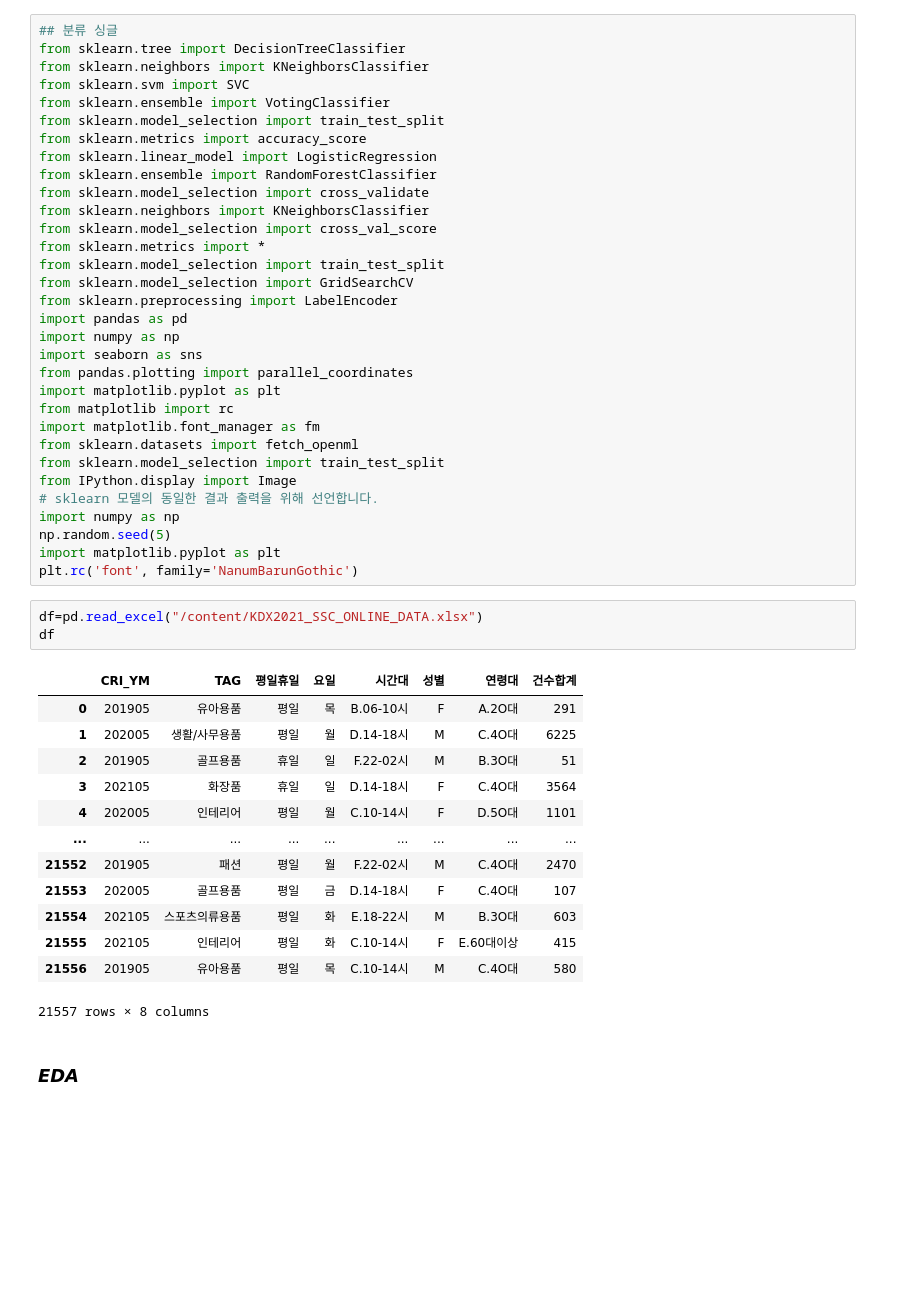
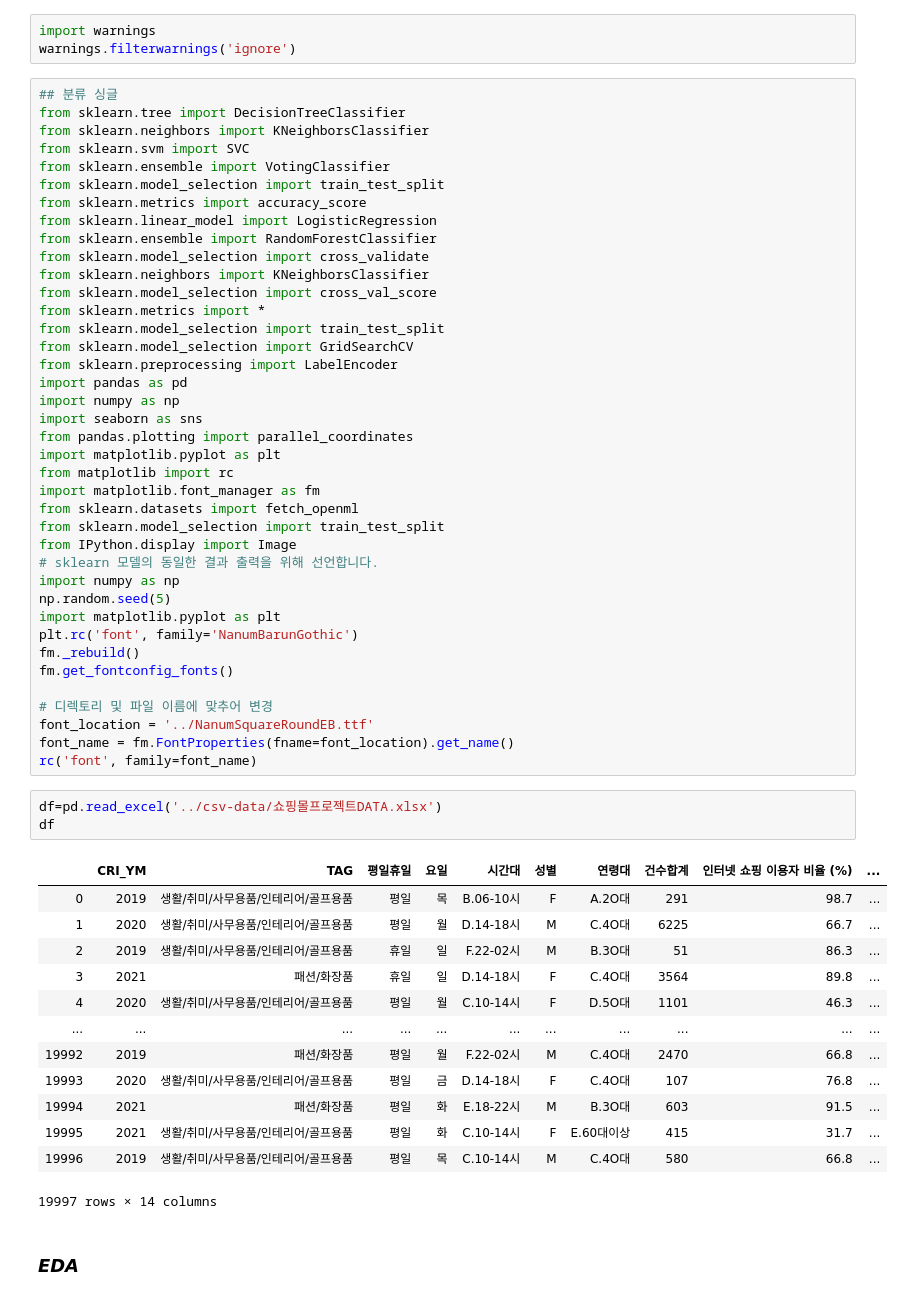
Before and after one commit to Yusubin/jupyter, a Jupyter notebook: data08/Untitled4.ipynb, the cells around one changed output. Saved outputs shown, nothing was run; the diff lists cells and outputs as text; blank space fills up the shorter version.

```diff
--- a/data08/Untitled4.ipynb
+++ b/data08/Untitled4.ipynb
@@ -23,3 +12,6 @@ fc-cache: succeeded
+# %%
+import warnings
+warnings.filterwarnings('ignore')
 # %%
 ## 분류 싱글
 from sklearn.tree import DecisionTreeClassifier
@@ -52,22 +44,29 @@ import numpy as np
 np.random.seed(5)
 import matplotlib.pyplot as plt
 plt.rc('font', family='NanumBarunGothic')
+fm._rebuild()
+fm.get_fontconfig_fonts()
+
+# 디렉토리 및 파일 이름에 맞추어 변경
+font_location = '../NanumSquareRoundEB.ttf'
+font_name = fm.FontProperties(fname=font_location).get_name()
+rc('font', family=font_name)
 # %%
-df=pd.read_excel("/content/KDX2021_SSC_ONLINE_DATA.xlsx")
+df=pd.read_excel('../csv-data/쇼핑몰프로젝트DATA.xlsx')
 df
 # %% [output]
-|  | CRI_YM | TAG | 평일휴일 | 요일 | 시간대 | 성별 | 연령대 | 건수합계 |
-| 0 | 201905 | 유아용품 | 평일 | 목 | B.06-10시 | F | A.2O대 | 291 |
-| 1 | 202005 | 생활/사무용품 | 평일 | 월 | D.14-18시 | M | C.4O대 | 6225 |
-| 2 | 201905 | 골프용품 | 휴일 | 일 | F.22-02시 | M | B.3O대 | 51 |
-| 3 | 202105 | 화장품 | 휴일 | 일 | D.14-18시 | F | C.4O대 | 3564 |
-| 4 | 202005 | 인테리어 | 평일 | 월 | C.10-14시 | F | D.5O대 | 1101 |
-| ... | ... | ... | ... | ... | ... | ... | ... | ... |
-| 21552 | 201905 | 패션 | 평일 | 월 | F.22-02시 | M | C.4O대 | 2470 |
-| 21553 | 202005 | 골프용품 | 평일 | 금 | D.14-18시 | F | C.4O대 | 107 |
-| 21554 | 202105 | 스포츠의류용품 | 평일 | 화 | E.18-22시 | M | B.3O대 | 603 |
-| 21555 | 202105 | 인테리어 | 평일 | 화 | C.10-14시 | F | E.60대이상 | 415 |
-| 21556 | 201905 | 유아용품 | 평일 | 목 | C.10-14시 | M | C.4O대 | 580 |
+|  | CRI_YM | TAG | 평일휴일 | 요일 | 시간대 | 성별 | 연령대 | 건수합계 | 인터넷 쇼핑 이용자 비율 (%) | ... |
+| 0 | 2019 | 생활/취미/사무용품/인테리어/골프용품 | 평일 | 목 | B.06-10시 | F | A.2O대 | 291 | 98.7 | ... |
+| 1 | 2020 | 생활/취미/사무용품/인테리어/골프용품 | 평일 | 월 | D.14-18시 | M | C.4O대 | 6225 | 66.7 | ... |
+| 2 | 2019 | 생활/취미/사무용품/인테리어/골프용품 | 휴일 | 일 | F.22-02시 | M | B.3O대 | 51 | 86.3 | ... |
+| 3 | 2021 | 패션/화장품 | 휴일 | 일 | D.14-18시 | F | C.4O대 | 3564 | 89.8 | ... |
+| 4 | 2020 | 생활/취미/사무용품/인테리어/골프용품 | 평일 | 월 | C.10-14시 | F | D.5O대 | 1101 | 46.3 | ... |
+| ... | ... | ... | ... | ... | ... | ... | ... | ... | ... | ... |
+| 19992 | 2019 | 패션/화장품 | 평일 | 월 | F.22-02시 | M | C.4O대 | 2470 | 66.8 | ... |
+| 19993 | 2020 | 생활/취미/사무용품/인테리어/골프용품 | 평일 | 금 | D.14-18시 | F | C.4O대 | 107 | 76.8 | ... |
+| 19994 | 2021 | 패션/화장품 | 평일 | 화 | E.18-22시 | M | B.3O대 | 603 | 91.5 | ... |
+| 19995 | 2021 | 생활/취미/사무용품/인테리어/골프용품 | 평일 | 화 | C.10-14시 | F | E.60대이상 | 415 | 31.7 | ... |
+| 19996 | 2019 | 생활/취미/사무용품/인테리어/골프용품 | 평일 | 목 | C.10-14시 | M | C.4O대 | 580 | 66.8 | ... |
-21557 rows × 8 columns
+19997 rows × 14 columns
 # %% [markdown]
 ### ***EDA***
```
Also changed, not shown: parts of 22 cells of this notebook, 42 other files.
